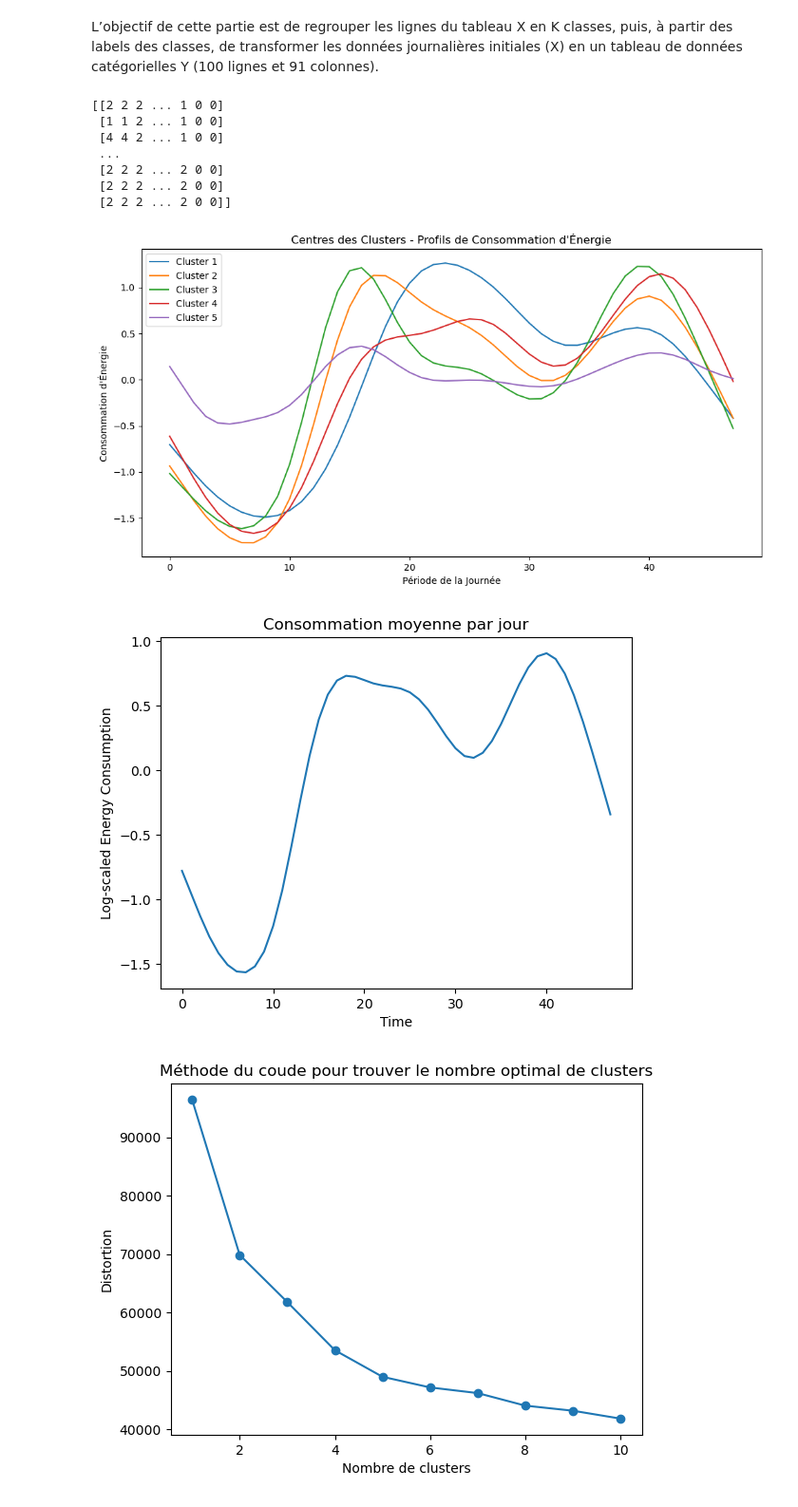
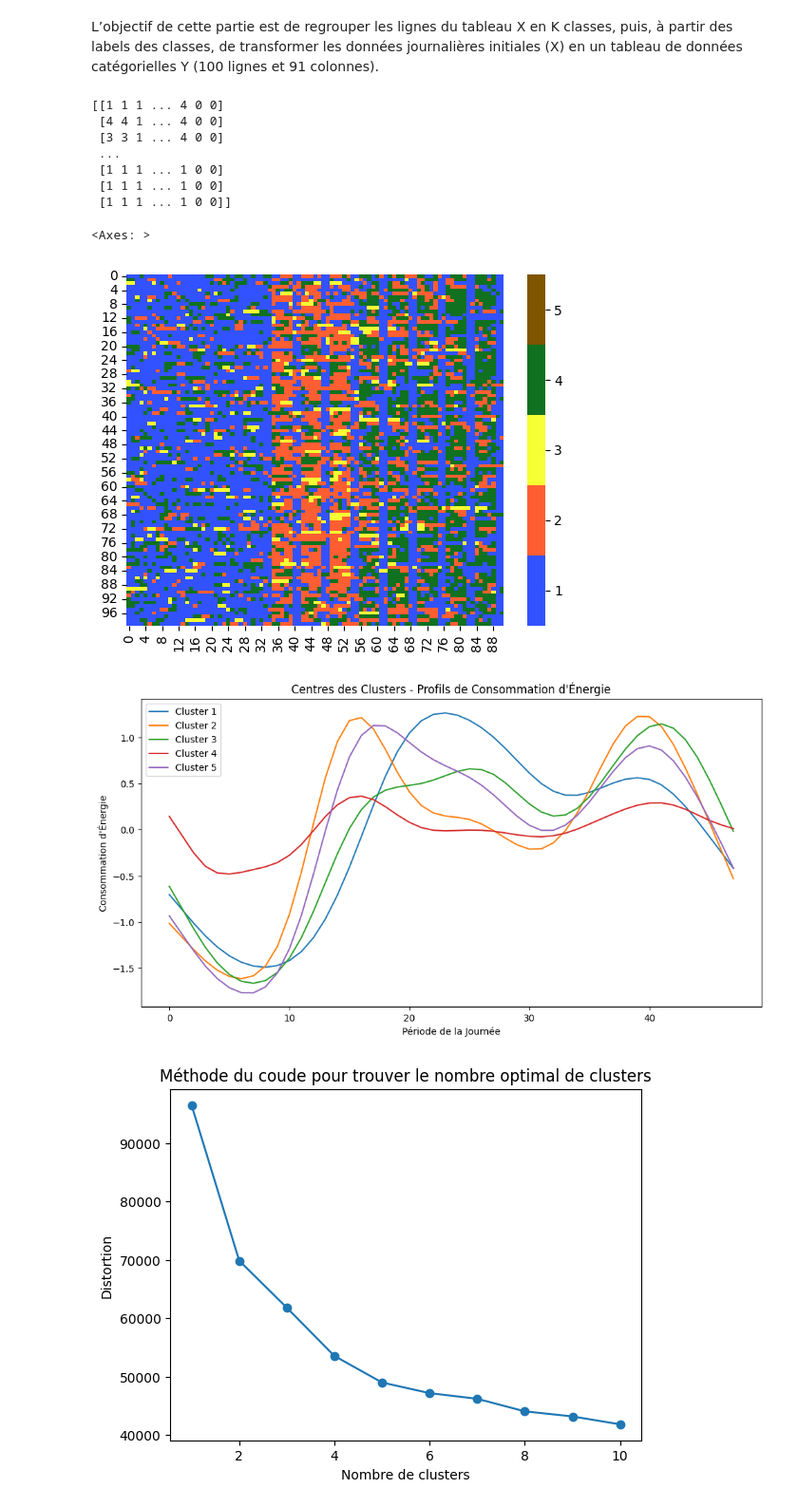
Before and after one commit to goamegah/Times-Series-Clustering, a Jupyter notebook: notebooks/Python/tsclust.ipynb, the cells around one changed output. Shown: that part at 95% size. Saved outputs shown, nothing was run; the diff lists cells and outputs as text; code cells hidden in the pictures.

```diff
--- a/notebooks/Python/tsclust.ipynb
+++ b/notebooks/Python/tsclust.ipynb
@@ -27,38 +45,45 @@ catégorielles Y (100 lignes et 91 colonnes).
 # %%
 # Nombre de classes K
 K = 5
 
 # Appliquer K-means sur les données
-kmeans = KMeans(n_clusters=K, random_state=42, n_init='auto')
+kmeans = KMeans(n_clusters=K, n_init="auto", init='k-means++')
 labels = kmeans.fit_predict(X)
 
 # Créer le tableau de données catégorielles Y
 Y = pd.DataFrame(index=range(1, 101), columns=range(1, 92))
 
 # Remplir le tableau Y avec les labels des clusters en utilisant JOUR
 for i in range(1, 101):
     labels_appart = labels[APPART == i]
     jours_appart = JOUR[APPART == i].astype(int)
     Y.loc[i, jours_appart] = labels_appart
 
 # Convertir le DataFrame en une matrice NumPy
 Y_matrix = Y.values
 
 
 # Enregistrement du résultat
 Y.to_csv("tableau_Y.csv", index_label="APPART")
 
 
+cmap_dict = {0: '#3352FF', 1: '#FF5E33', 2: '#F6FF33', 3: '#107120', 4:'#805500'}
+cmap = ListedColormap([cmap_dict[i] for i in range(0, 5)])
+
 # Afficher la matrice
 print(Y_matrix)
+#plt.imshow(Y_matrix.astype(dtype=int), cmap="tab10")
+sns.heatmap(Y_matrix.astype(int), cmap=cmap, vmin=0.5, vmax=5.5)
 # %% [output]
-[[2 2 2 ... 1 0 0]
- [1 1 2 ... 1 0 0]
- [4 4 2 ... 1 0 0]
+[[1 1 1 ... 4 0 0]
+ [4 4 1 ... 4 0 0]
+ [3 3 1 ... 4 0 0]
  ...
- [2 2 2 ... 2 0 0]
- [2 2 2 ... 2 0 0]
- [2 2 2 ... 2 0 0]]
+ [1 1 1 ... 1 0 0]
+ [1 1 1 ... 1 0 0]
+ [1 1 1 ... 1 0 0]]
+<Axes: >
+[figure, added]
 # %%
 # Visualisation des centres des clusters
 plt.figure(figsize=(12, 6))
@@ -71,17 +96,7 @@ plt.ylabel("Consommation d'Énergie")
 plt.legend()
 plt.show()
 # %% [output]
-[figure, old version]
+[figure, new version]
-# %%
-# Analyse temporelle
-moyenne_par_jour = X.mean(axis=0)
-plt.plot(moyenne_par_jour)
-plt.title("Consommation moyenne par jour")
-plt.xlabel("Time")
-plt.ylabel("Log-scaled Energy Consumption")
-plt.show()
-# %% [output]
-[figure, removed]
 # %%
 # Méthode du coude pour trouver le nombre optimal de clusters
 distortions = []
```
Also changed, not shown: parts of 20 cells of this notebook, 2 other files.
